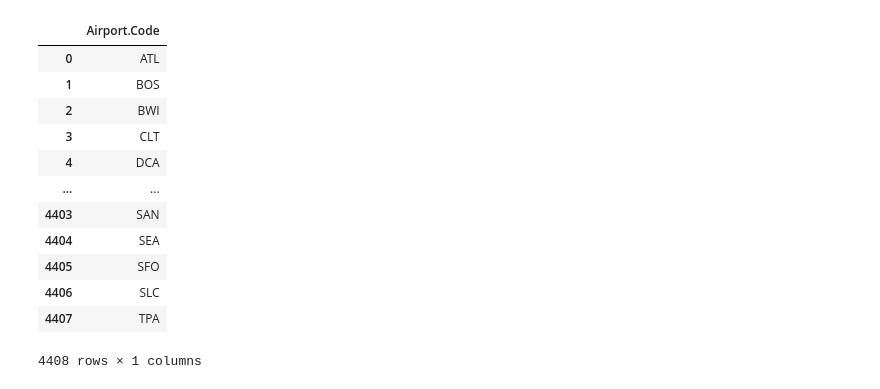
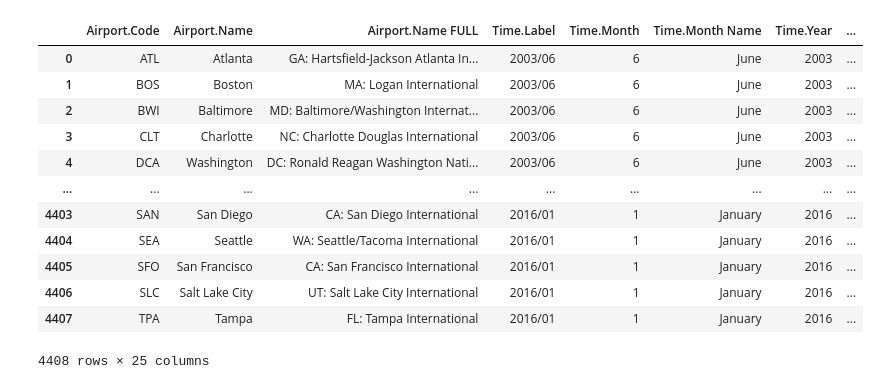
Before and after one commit to CapDRAKE/hadoop-project, a Jupyter notebook: notebook hadoop .ipynb, the cells around one changed output. Cells and saved outputs as stored; diff of their text form; code cells hidden in the pictures.

```diff
--- a/notebook hadoop .ipynb
+++ b/notebook hadoop .ipynb
@@ -21,21 +24,23 @@ spark = SparkSession \
     .config("spark.some.config.option", "some-value") \
     .getOrCreate()
 # %%
-# Liste des codes
-codes = df[['Airport.Code']]
-codes
+path_repositories = "hdfs://localhost:9000/esgi/data/projets/planes/airlines3.csv"
+sdf = spark.read.format('csv').options(delimiter=",", header=True).load(path_repositories)
+df = sdf.select("*").toPandas()
+#df.groupBy("Airport.Code").count().show()
+df
 # %% [output]
-|  | Airport.Code |
-| 0 | ATL |
-| 1 | BOS |
-| 2 | BWI |
-| 3 | CLT |
-| 4 | DCA |
-| ... | ... |
-| 4403 | SAN |
-| 4404 | SEA |
-| 4405 | SFO |
-| 4406 | SLC |
-| 4407 | TPA |
+|  | Airport.Code | Airport.Name | Airport.Name FULL | Time.Label | Time.Month | Time.Month Name | Time.Year | ... |
+| 0 | ATL | Atlanta | GA: Hartsfield-Jackson Atlanta In... | 2003/06 | 6 | June | 2003 | ... |
+| 1 | BOS | Boston | MA: Logan International | 2003/06 | 6 | June | 2003 | ... |
+| 2 | BWI | Baltimore | MD: Baltimore/Washington Internat... | 2003/06 | 6 | June | 2003 | ... |
+| 3 | CLT | Charlotte | NC: Charlotte Douglas International | 2003/06 | 6 | June | 2003 | ... |
+| 4 | DCA | Washington | DC: Ronald Reagan Washington Nati... | 2003/06 | 6 | June | 2003 | ... |
+| ... | ... | ... | ... | ... | ... | ... | ... | ... |
+| 4403 | SAN | San Diego | CA: San Diego International | 2016/01 | 1 | January | 2016 | ... |
+| 4404 | SEA | Seattle | WA: Seattle/Tacoma International | 2016/01 | 1 | January | 2016 | ... |
+| 4405 | SFO | San Francisco | CA: San Francisco International | 2016/01 | 1 | January | 2016 | ... |
+| 4406 | SLC | Salt Lake City | UT: Salt Lake City International | 2016/01 | 1 | January | 2016 | ... |
+| 4407 | TPA | Tampa | FL: Tampa International | 2016/01 | 1 | January | 2016 | ... |
-4408 rows × 1 columns
+4408 rows × 25 columns
 # %%
```
Also changed, not shown: parts of 18 cells of this notebook.
